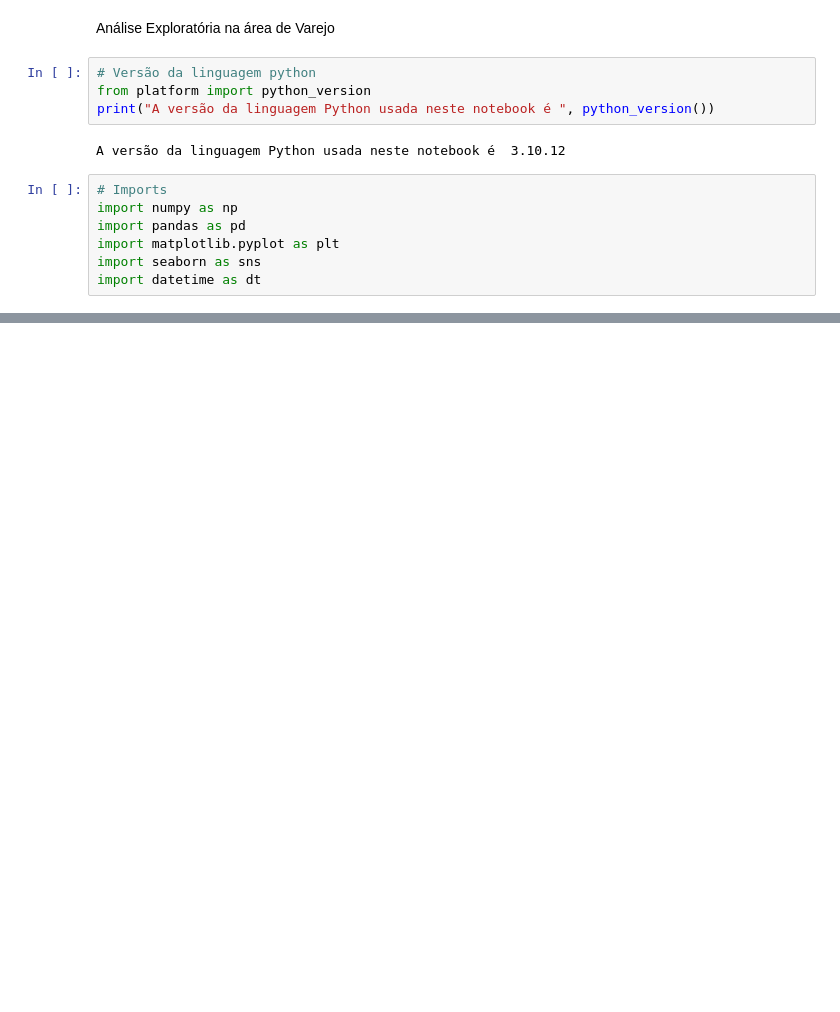
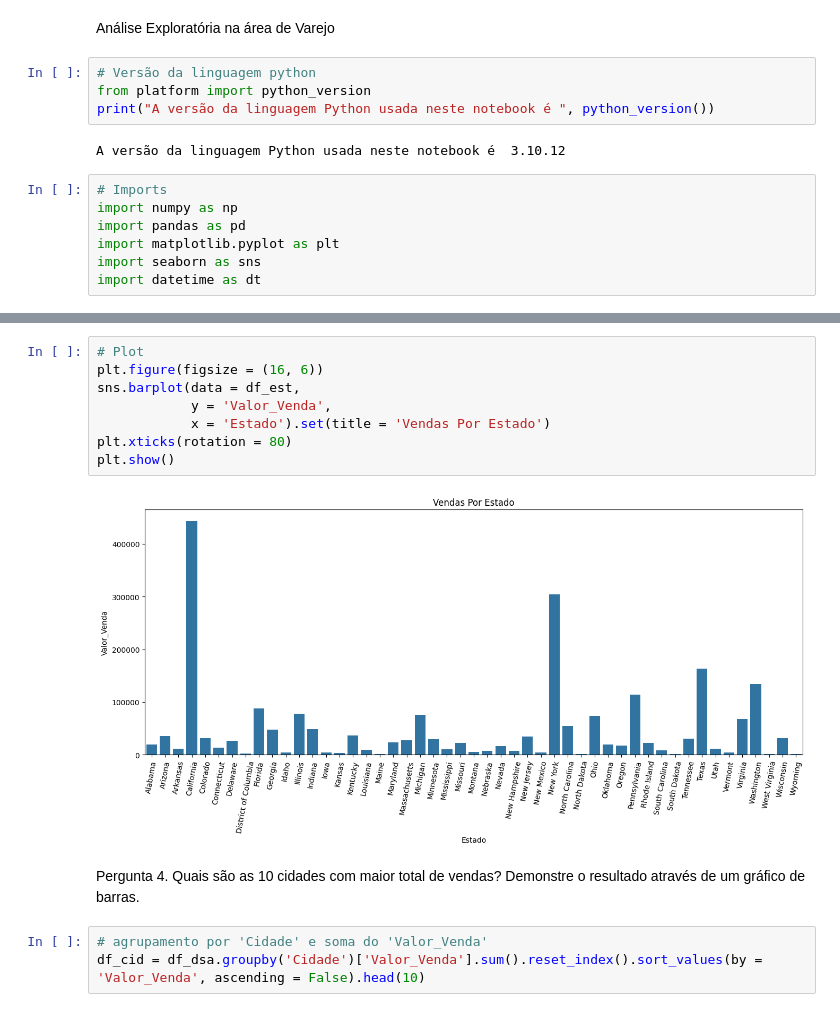
Before and after one commit to Karenpess/dsa, a Jupyter notebook: varejo_dsa.ipynb, the cells around one changed output, grey strips where cells are left out. Cells and saved outputs as stored; diff of their text form; blank space fills up the shorter version.

```diff
--- a/varejo_dsa.ipynb
+++ b/varejo_dsa.ipynb
@@ -22,0 +154,15 @@ FileNotFoundError: [Errno 2] No such file or directory: 'C:/Users/usuario/OneDri
+# %%
+# Plot
+plt.figure(figsize = (16, 6))
+sns.barplot(data = df_est,
+            y = 'Valor_Venda',
+            x = 'Estado').set(title = 'Vendas Por Estado')
+plt.xticks(rotation = 80)
+plt.show()
+# %% [output]
+[figure, added]
+# %% [markdown]
+Pergunta 4.	Quais são as 10 cidades com maior total de vendas? Demonstre o resultado através de um gráfico de barras.
+# %%
+# agrupamento por 'Cidade' e soma do 'Valor_Venda'
+df_cid = df_dsa.groupby('Cidade')['Valor_Venda'].sum().reset_index().sort_values(by = 'Valor_Venda', ascending = False).head(10)
```
Also changed, not shown: parts of 28 cells of this notebook.
